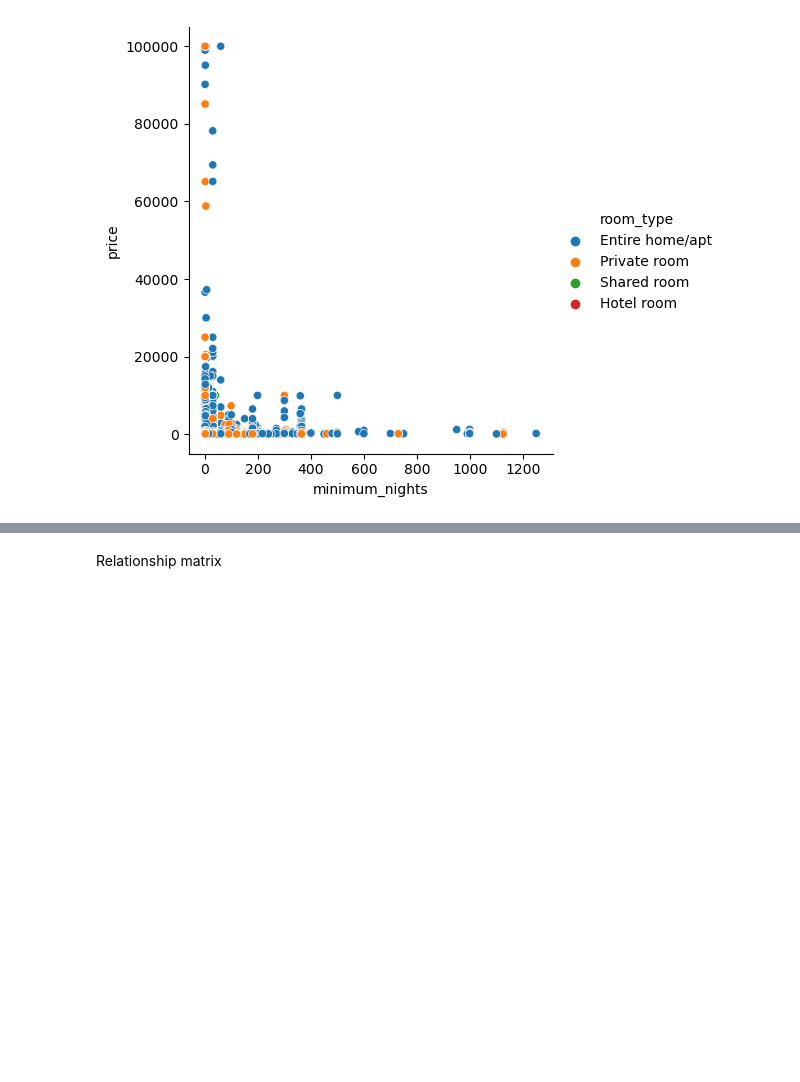
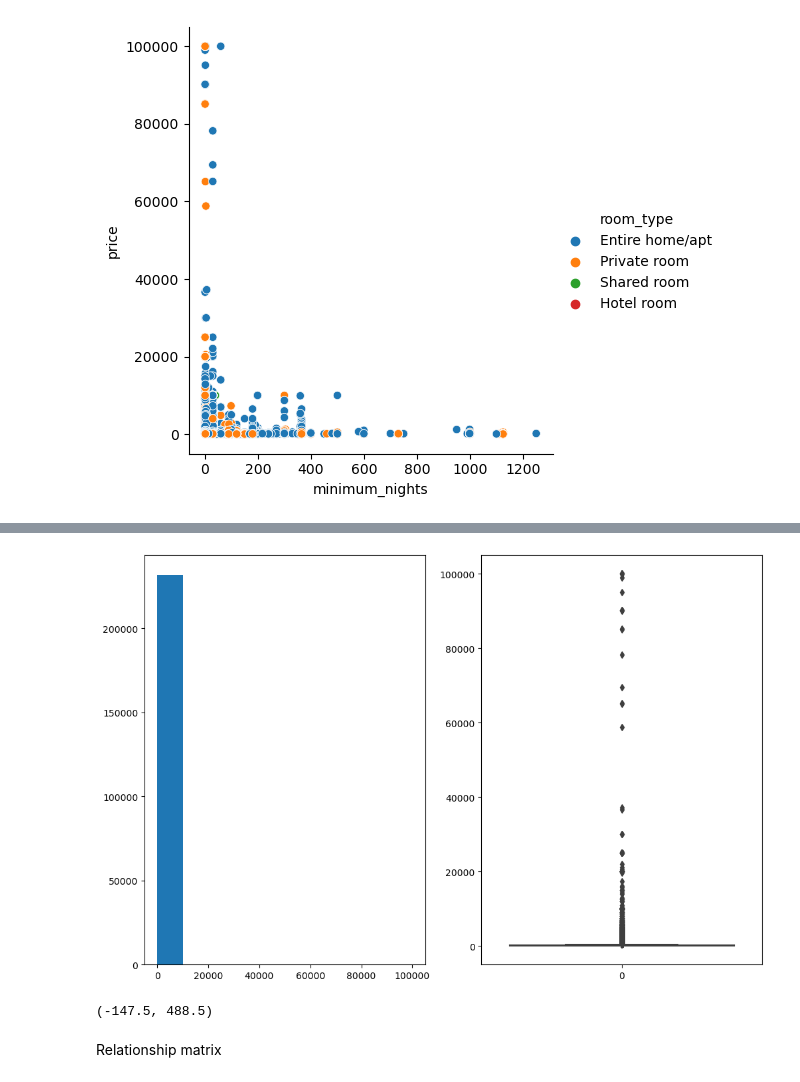
Before and after one commit to flo-shi/BNB-Price-Prediction, a Jupyter notebook: prediction.ipynb, the cells around one changed output, grey strips where cells are left out. Drawn from its saved outputs; the diff is of its cells as text; code cells hidden in the pictures; blank space fills up the shorter version.

```diff
--- a/prediction.ipynb
+++ b/prediction.ipynb
@@ -233,0 +243,17 @@ There is no relationship between price and nights.
+# %%
+#Function to display the boxplot and histogram of a column
+def plot(data, col):
+    #figure size
+    plt.figure(figsize=(12,8))
+    #plot histogram
+    plt.subplot(1,2,1)
+    plt.hist(data[col])
+    #plot boxplot
+    plt.subplot(1,2,2)
+    sns.boxplot(data[col])
+    # plot
+    plt.show()
+# %%
+plot(new_df,'price')
+# %% [output]
+[figure, added]
@@ -234,3 +270,7 @@ There is no relationship between price and nights.
+# %%
+find_boundaries(new_df,'price')
+# %% [output]
+(-147.5, 488.5)
 # %% [markdown]
 Relationship matrix
 # %%
```
Also changed, not shown: parts of 8 cells of this notebook.
